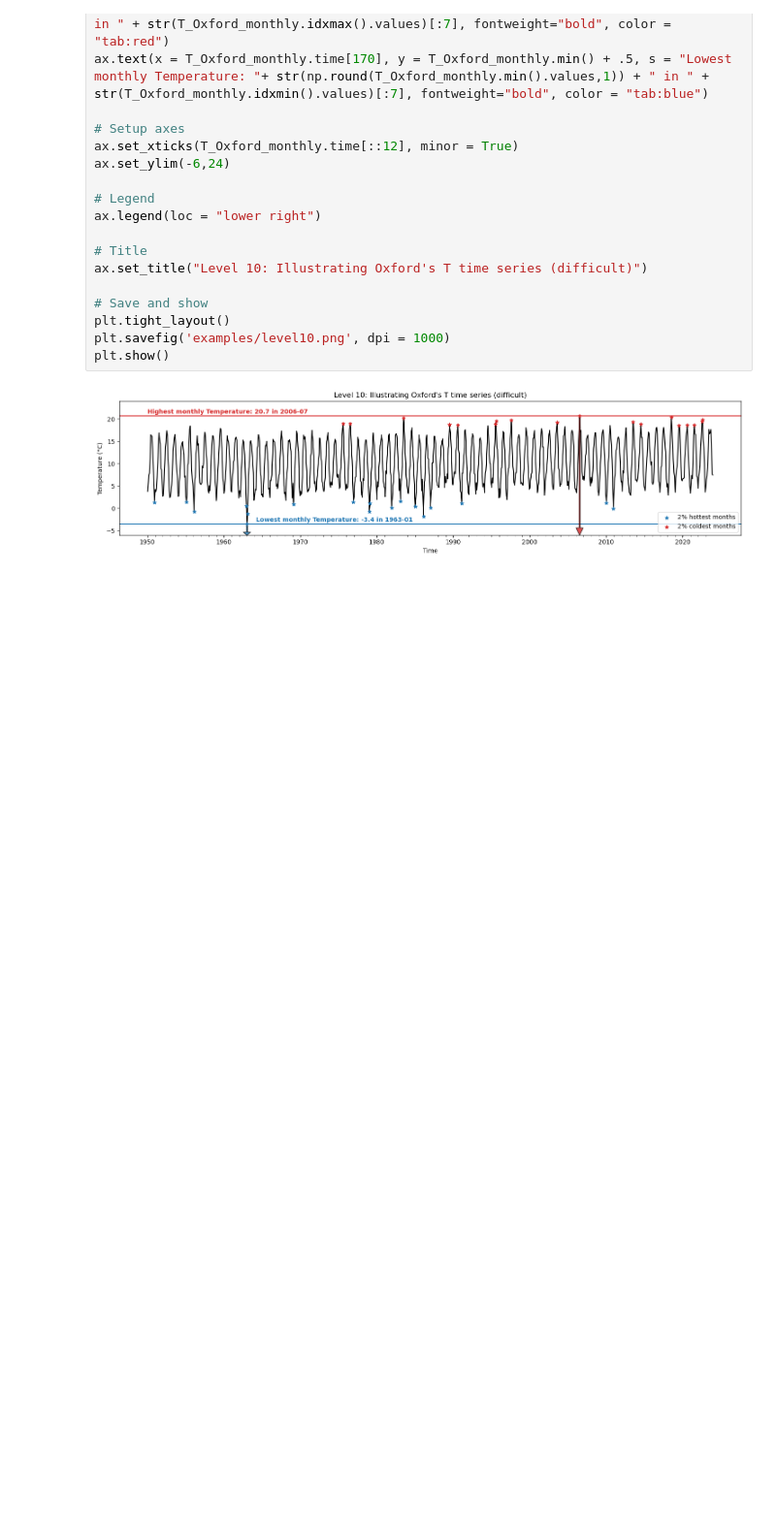
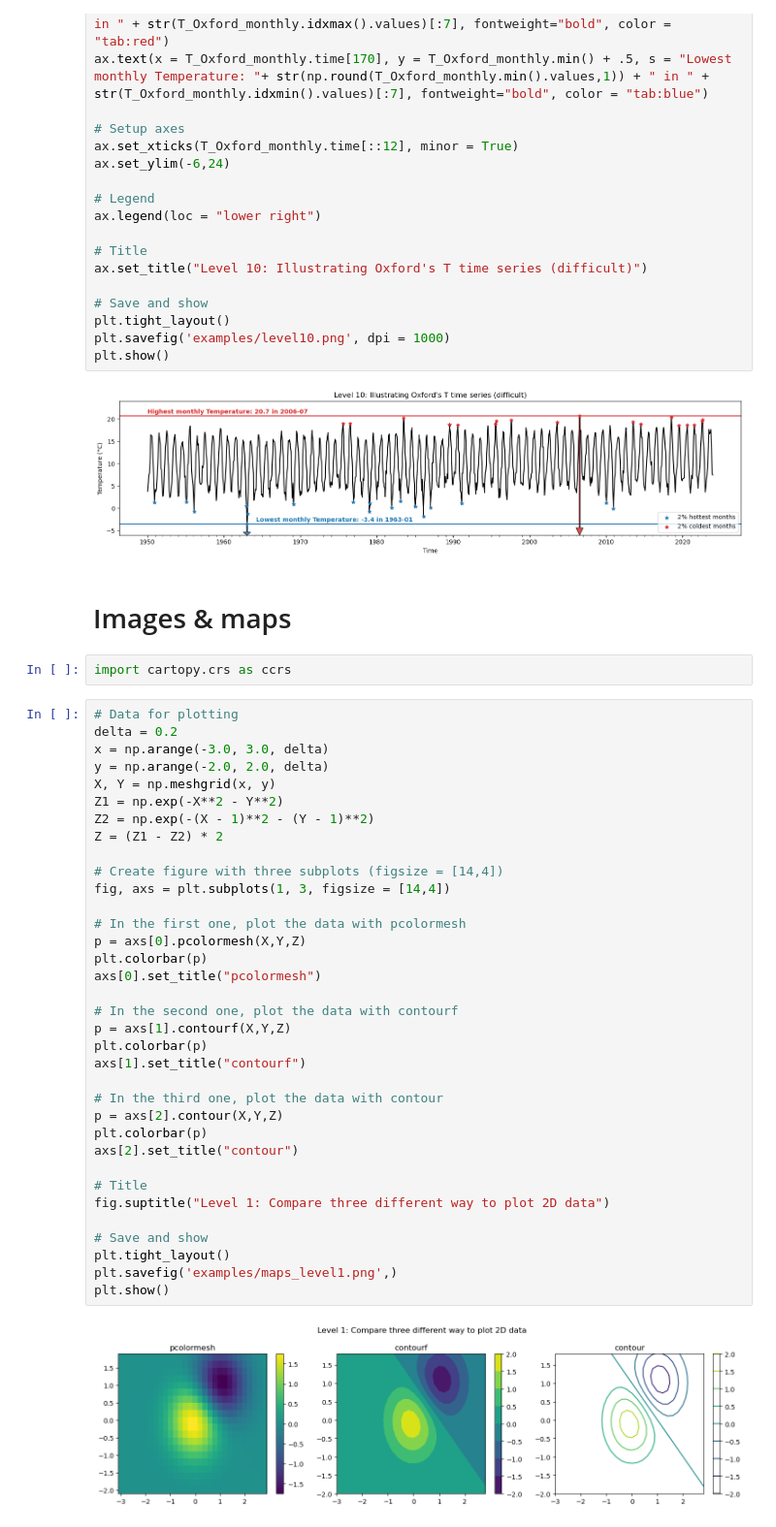
Before and after one commit to bobbyantonio/iecdt_environmental_data_analysis, a Jupyter notebook: course_notebooks/plot/matplotlib_solutions.ipynb, the cells around one changed output. Shown at 97% size. Saved outputs shown, nothing was run; the diff lists cells and outputs as text; blank space fills up the shorter version.

Commit message:
Add examples to maps

```diff
--- a/course_notebooks/plot/matplotlib_solutions.ipynb
+++ b/course_notebooks/plot/matplotlib_solutions.ipynb
@@ -309,3 +311,44 @@ plt.savefig('examples/level10.png', dpi = 1000)
 plt.show()
 # %% [output]
 [figure]
+# %% [markdown]
+# Images & maps
+# %%
+import cartopy.crs as ccrs
+# %%
+# Data for plotting
+delta = 0.2
+x = np.arange(-3.0, 3.0, delta)
+y = np.arange(-2.0, 2.0, delta)
+X, Y = np.meshgrid(x, y)
+Z1 = np.exp(-X**2 - Y**2)
+Z2 = np.exp(-(X - 1)**2 - (Y - 1)**2)
+Z = (Z1 - Z2) * 2
+
+# Create figure with three subplots (figsize = [14,4])
+fig, axs = plt.subplots(1, 3, figsize = [14,4])
+
+# In the first one, plot the data with pcolormesh
+p = axs[0].pcolormesh(X,Y,Z)
+plt.colorbar(p)
+axs[0].set_title("pcolormesh")
+
+# In the second one, plot the data with contourf
+p = axs[1].contourf(X,Y,Z)
+plt.colorbar(p)
+axs[1].set_title("contourf")
+
+# In the third one, plot the data with contour
+p = axs[2].contour(X,Y,Z)
+plt.colorbar(p)
+axs[2].set_title("contour")
+
+# Title
+fig.suptitle("Level 1: Compare three different way to plot 2D data")
+
+# Save and show
+plt.tight_layout()
+plt.savefig('examples/maps_level1.png',)
+plt.show()
+# %% [output]
+[figure, added]
```
Also changed, not shown: parts of 6 cells of this notebook, 12 other files.
